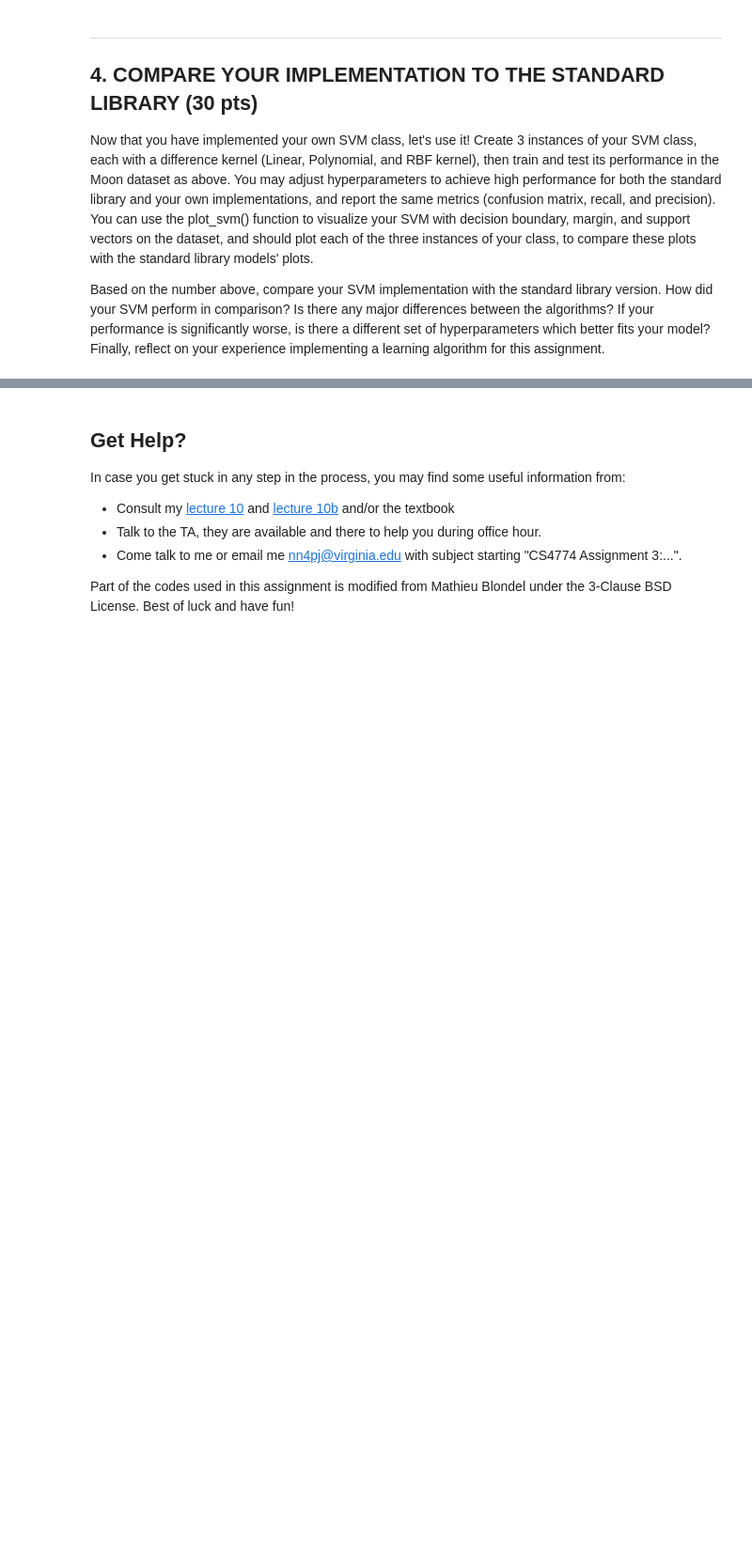
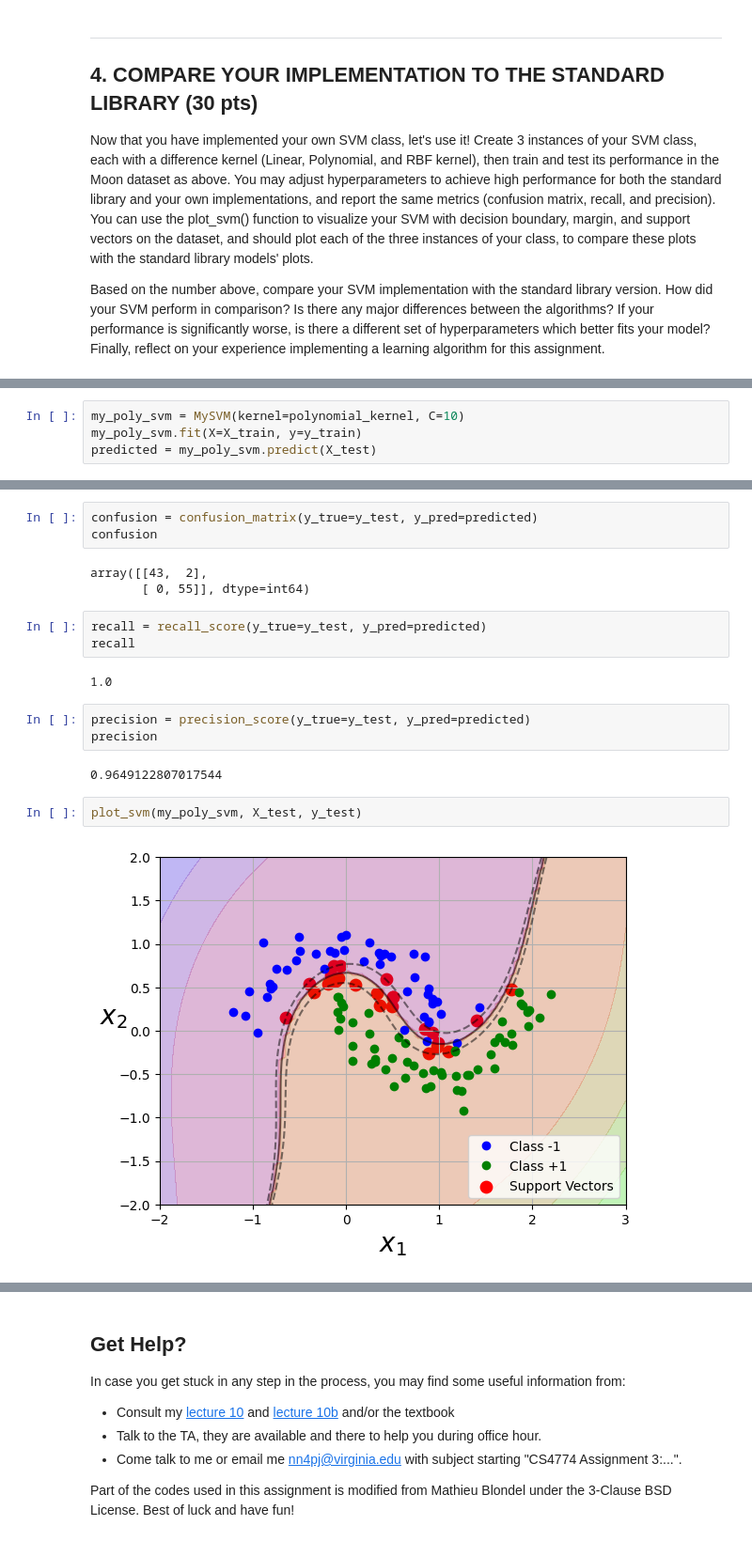
Before and after one commit to helen-yao/ML4VA, a Jupyter notebook: jdj9ng_assignment_3_svm.ipynb, the cells around one changed output, grey strips where cells are left out. Shown: that part at 94% size. Saved outputs shown, nothing was run; the diff lists cells and outputs as text; blank space fills up the shorter version.

```diff
--- a/jdj9ng_assignment_3_svm.ipynb
+++ b/jdj9ng_assignment_3_svm.ipynb
@@ -355,0 +441,4 @@ svm = MySVM()
+# %%
+my_poly_svm = MySVM(kernel=polynomial_kernel, C=10)
+my_poly_svm.fit(X=X_train, y=y_train)
+predicted = my_poly_svm.predict(X_test)
@@ -355,0 +465,20 @@ svm = MySVM()
+# %%
+confusion = confusion_matrix(y_true=y_test, y_pred=predicted)
+confusion
+# %% [output]
+array([[43,  2],
+       [ 0, 55]], dtype=int64)
+# %%
+recall = recall_score(y_true=y_test, y_pred=predicted)
+recall
+# %% [output]
+1.0
+# %%
+precision = precision_score(y_true=y_test, y_pred=predicted)
+precision
+# %% [output]
+0.9649122807017544
+# %%
+plot_svm(my_poly_svm, X_test, y_test)
+# %% [output]
+[figure, added]
```
Also changed, not shown: parts of 17 cells of this notebook.
